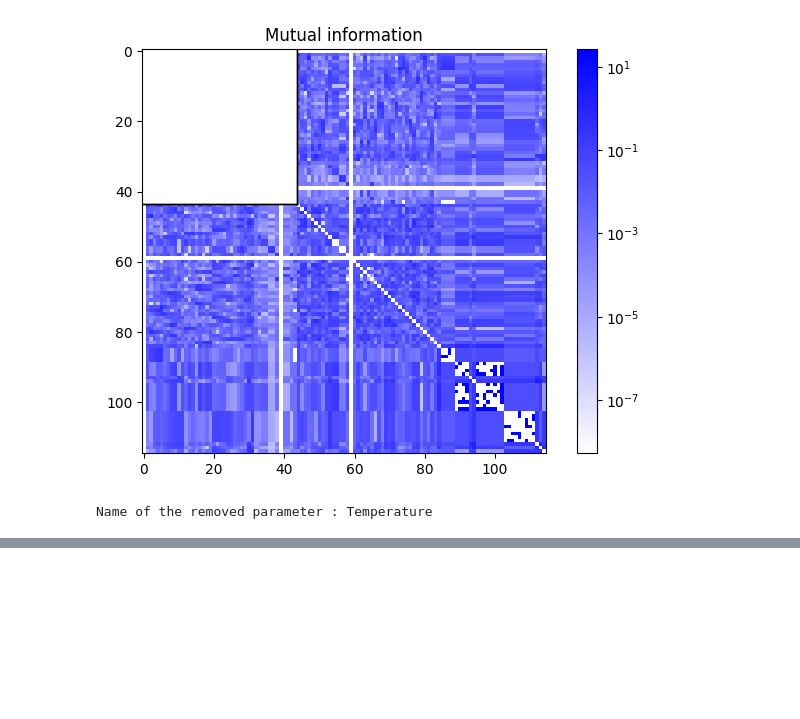
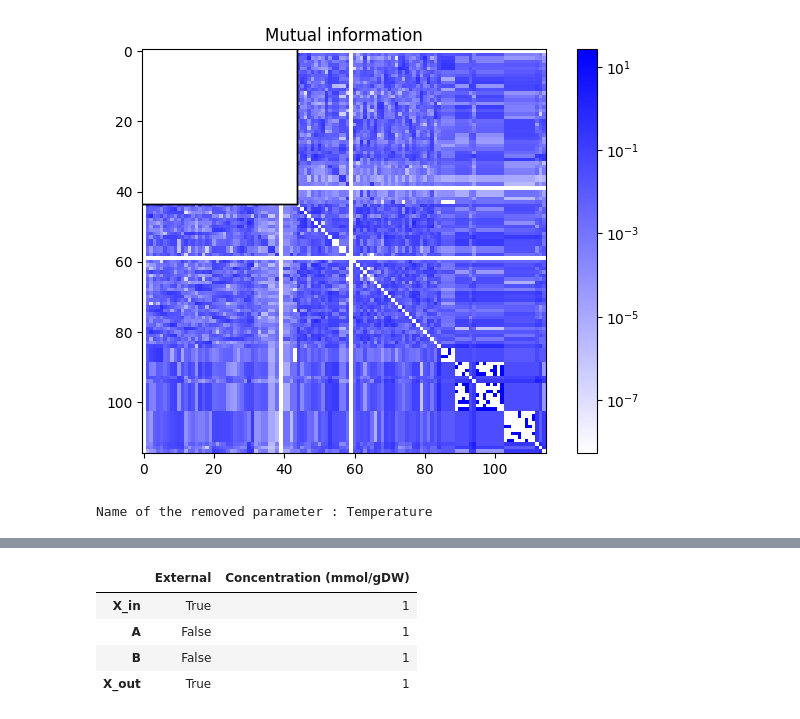
Before and after one commit to tuturax/BadAss, a Jupyter notebook: test_class.ipynb, the cells around one changed output, grey strips where cells are left out. Cells and saved outputs as stored; diff of their text form; code cells hidden in the pictures; blank space fills up the shorter version.

```diff
--- a/test_class.ipynb
+++ b/test_class.ipynb
@@ -644,0 +672,8 @@ AttributeError: 'Elasticity_p_class' object has no attribute 'shape'
+# %%
+momo.metabolites.df
+# %% [output]
+|  | External | Concentration (mmol/gDW) |
+| X_in | True | 1 |
+| A | False | 1 |
+| B | False | 1 |
+| X_out | True | 1 |
```
Also changed, not shown: parts of 24 cells of this notebook, 3 other files.
